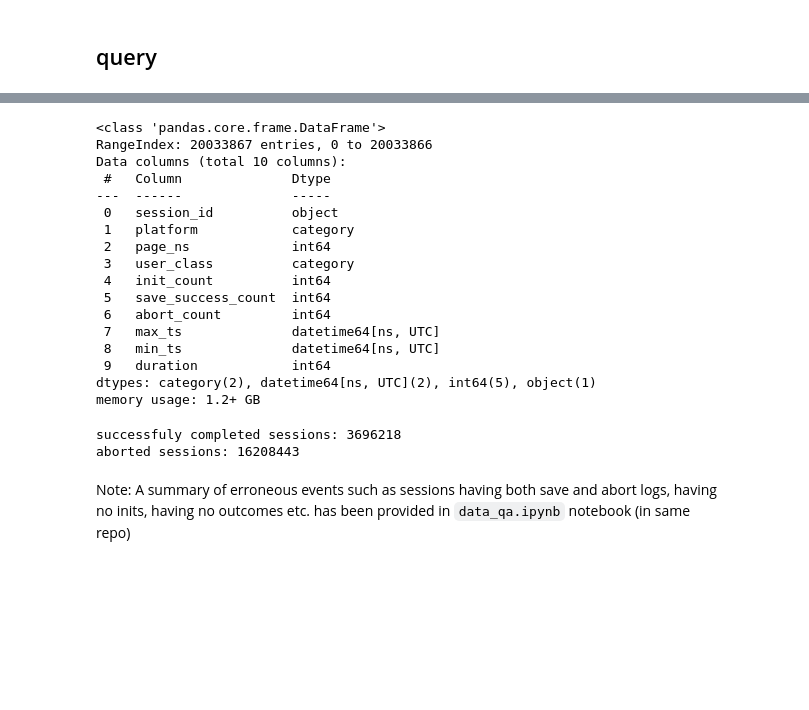
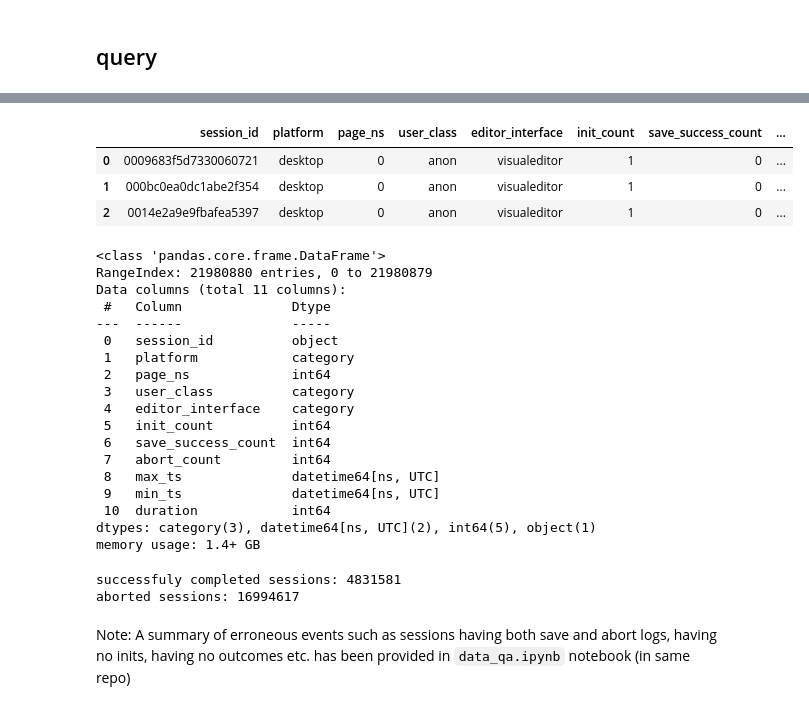
Before and after one commit to wikimedia-research/edit-session-length-july-2023, a Jupyter notebook: edit_session_length_analysis.ipynb, the cells around one changed output, grey strips where cells are left out. Drawn from its saved outputs; the diff is of its cells as text; code cells hidden in the pictures; blank space fills up the shorter version.

Commit message:
include editor interface

```diff
--- a/edit_session_length_analysis.ipynb
+++ b/edit_session_length_analysis.ipynb
@@ -226,36 +230,43 @@ sessions = pd.read_parquet(parquet_file)
 # %%
 # format data types
 sessions = (
     sessions
     .assign(
         min_ts=pd.to_datetime(sessions['min_ts'], utc=True),
         max_ts=pd.to_datetime(sessions['max_ts'], utc=True),
         platform=pd.Categorical(sessions['platform']),
-        user_class=pd.Categorical(sessions['user_class']))
+        user_class=pd.Categorical(sessions['user_class']),
+        editor_interface=pd.Categorical(sessions['editor_interface']))
     .assign(
         duration=lambda df: round((df["max_ts"] - df["min_ts"]).dt.total_seconds()).astype(int)))
 
 sessions.head(3)
+# %% [output]
+|  | session_id | platform | page_ns | user_class | editor_interface | init_count | save_success_count | ... |
+| 0 | 0009683f5d7330060721 | desktop | 0 | anon | visualeditor | 1 | 0 | ... |
+| 1 | 000bc0ea0dc1abe2f354 | desktop | 0 | anon | visualeditor | 1 | 0 | ... |
+| 2 | 0014e2a9e9fbafea5397 | desktop | 0 | anon | visualeditor | 1 | 0 | ... |
 # %%
 sessions.info()
 # %% [output]
 <class 'pandas.core.frame.DataFrame'>
-RangeIndex: 20033867 entries, 0 to 20033866
-Data columns (total 10 columns):
+RangeIndex: 21980880 entries, 0 to 21980879
+Data columns (total 11 columns):
  #   Column              Dtype
 ---  ------              -----
  0   session_id          object
  1   platform            category
  2   page_ns             int64
  3   user_class          category
- 4   init_count          int64
- 5   save_success_count  int64
- 6   abort_count         int64
- 7   max_ts              datetime64[ns, UTC]
- 8   min_ts              datetime64[ns, UTC]
- 9   duration            int64
-dtypes: category(2), datetime64[ns, UTC](2), int64(5), object(1)
-memory usage: 1.2+ GB
+ 4   editor_interface    category
+ 5   init_count          int64
+ 6   save_success_count  int64
+ 7   abort_count         int64
+ 8   max_ts              datetime64[ns, UTC]
+ 9   min_ts              datetime64[ns, UTC]
+ 10  duration            int64
+dtypes: category(3), datetime64[ns, UTC](2), int64(5), object(1)
+memory usage: 1.4+ GB
 # %%
 # considering sessions only with either success or abort event, but not both
 # sessions with both success and abort events may be erroneous events that need further analysis
@@ -265,8 +276,8 @@ print(f'successfuly completed sessions: {completed.shape[0]}')
 aborted = sessions.query("""(abort_count >= 1) & (save_success_count == 0)""")
 print(f'aborted sessions: {aborted.shape[0]}')
 # %% [output]
-successfuly completed sessions: 3696218
-aborted sessions: 16208443
+successfuly completed sessions: 4831581
+aborted sessions: 16994617
 # %% [markdown]
 Note: A summary of erroneous events such as sessions having both save and abort logs, having no inits, having no outcomes etc. has been provided in `data_qa.ipynb` notebook (in same repo)
 # %% [markdown]
```
Also changed, not shown: parts of 9 cells of this notebook.
